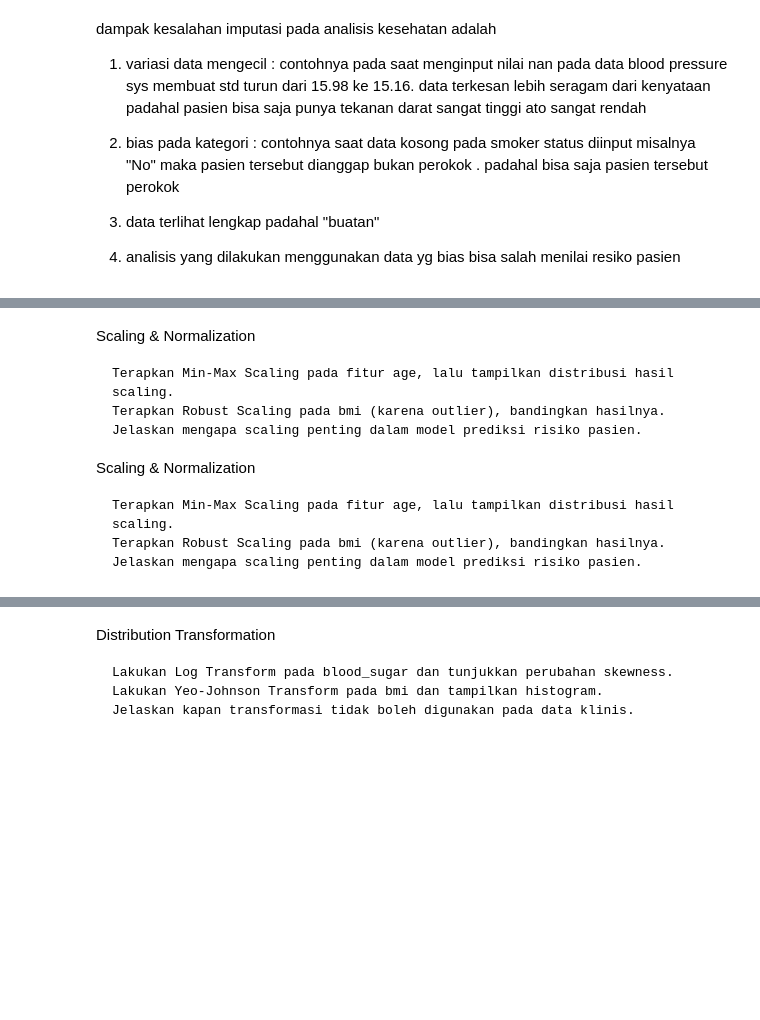
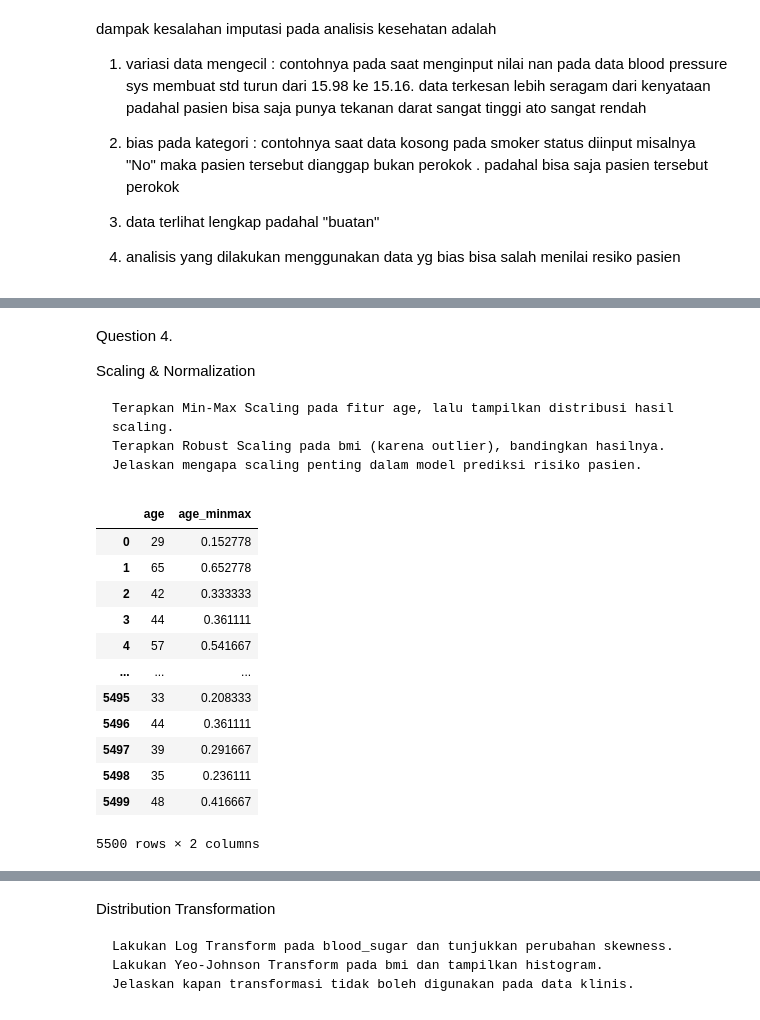
Before and after one commit to ekakharism/pandas_data_cleaning, a Jupyter notebook: pandas_part.ipynb, the cells around one changed output, grey strips where cells are left out. Saved outputs shown, nothing was run; the diff lists cells and outputs as text; code cells hidden in the pictures; blank space fills up the shorter version.

```diff
--- a/pandas_part.ipynb
+++ b/pandas_part.ipynb
@@ -220,12 +264,29 @@ Encoding Categorical Data
 # %% [markdown]
+Question 4.
+
 Scaling & Normalization
 
     Terapkan Min-Max Scaling pada fitur age, lalu tampilkan distribusi hasil scaling.
     Terapkan Robust Scaling pada bmi (karena outlier), bandingkan hasilnya.
     Jelaskan mengapa scaling penting dalam model prediksi risiko pasien.
-
- Scaling & Normalization
-
-    Terapkan Min-Max Scaling pada fitur age, lalu tampilkan distribusi hasil scaling.
-    Terapkan Robust Scaling pada bmi (karena outlier), bandingkan hasilnya.
-    Jelaskan mengapa scaling penting dalam model prediksi risiko pasien.
+# %%
+min_age = df['age'].min()
+max_age = df['age'].max()
+
+df['age_minmax'] = (df['age'] - min_age) / (max_age - min_age)
+
+df[['age','age_minmax']]
+# %% [output]
+|  | age | age_minmax |
+| 0 | 29 | 0.152778 |
+| 1 | 65 | 0.652778 |
+| 2 | 42 | 0.333333 |
+| 3 | 44 | 0.361111 |
+| 4 | 57 | 0.541667 |
+| ... | ... | ... |
+| 5495 | 33 | 0.208333 |
+| 5496 | 44 | 0.361111 |
+| 5497 | 39 | 0.291667 |
+| 5498 | 35 | 0.236111 |
+| 5499 | 48 | 0.416667 |
+5500 rows × 2 columns
```
Also changed, not shown: parts of 14 cells of this notebook.
